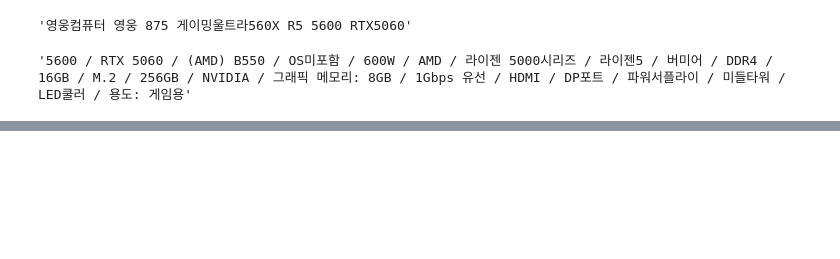
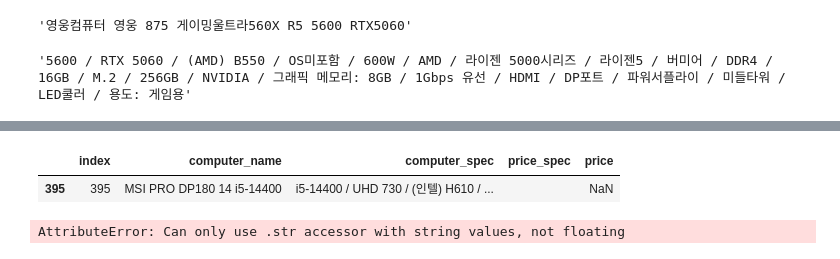
Before and after one commit to hugoMGSung/ai-datapipeline-2026, a Jupyter notebook: chapt04/다나와_스크래핑.ipynb, the cells around one changed output, grey strips where cells are left out. Drawn from its saved outputs; the diff is of its cells as text; code cells hidden in the pictures; blank space fills up the shorter version.

```diff
--- a/chapt04/다나와_스크래핑.ipynb
+++ b/chapt04/다나와_스크래핑.ipynb
@@ -169,0 +282,3 @@ price_info.text
+# %%
+for button in buttons:
+    print(int(button.text))
@@ -169,0 +299,8 @@ price_info.text
+# %%
+# 다 동작했을때 10페이지에 있는지 확인
+for button in buttons:
+    button.click()
+
+    products = wait.until(
+        EC.presence_of_all_elements_located((By.CSS_SELECTOR, 'div[data-testid="ProductListItem"]'))
+    )
@@ -169,0 +381,4 @@ price_info.text
+# %%
+df_total = pd.DataFrame(danawa_prices)
+
+df_total.info()
@@ -169,0 +398,6 @@ price_info.text
+# %%
+# 가격비교예정으로 금액이 없음
+df_total[df_total['price'].isna()]
+# %% [output]
+|  | index | computer_name | computer_spec | price_spec | price |
+| 395 | 395 | MSI PRO DP180 14 i5-14400 | i5-14400 / UHD 730 / (인텔) H610 / ... |  | NaN |
@@ -169,0 +407,5 @@ price_info.text
+# %%
+# 판다스 컬럼에 천단위 쉼표(,)는 제거후 형변환
+df_total['price'] = df_total['price'].str.replace(',', '')
+# %% [output]
+AttributeError: Can only use .str accessor with string values, not floating
```
Also changed, not shown: parts of 28 cells of this notebook, 2 other files.
